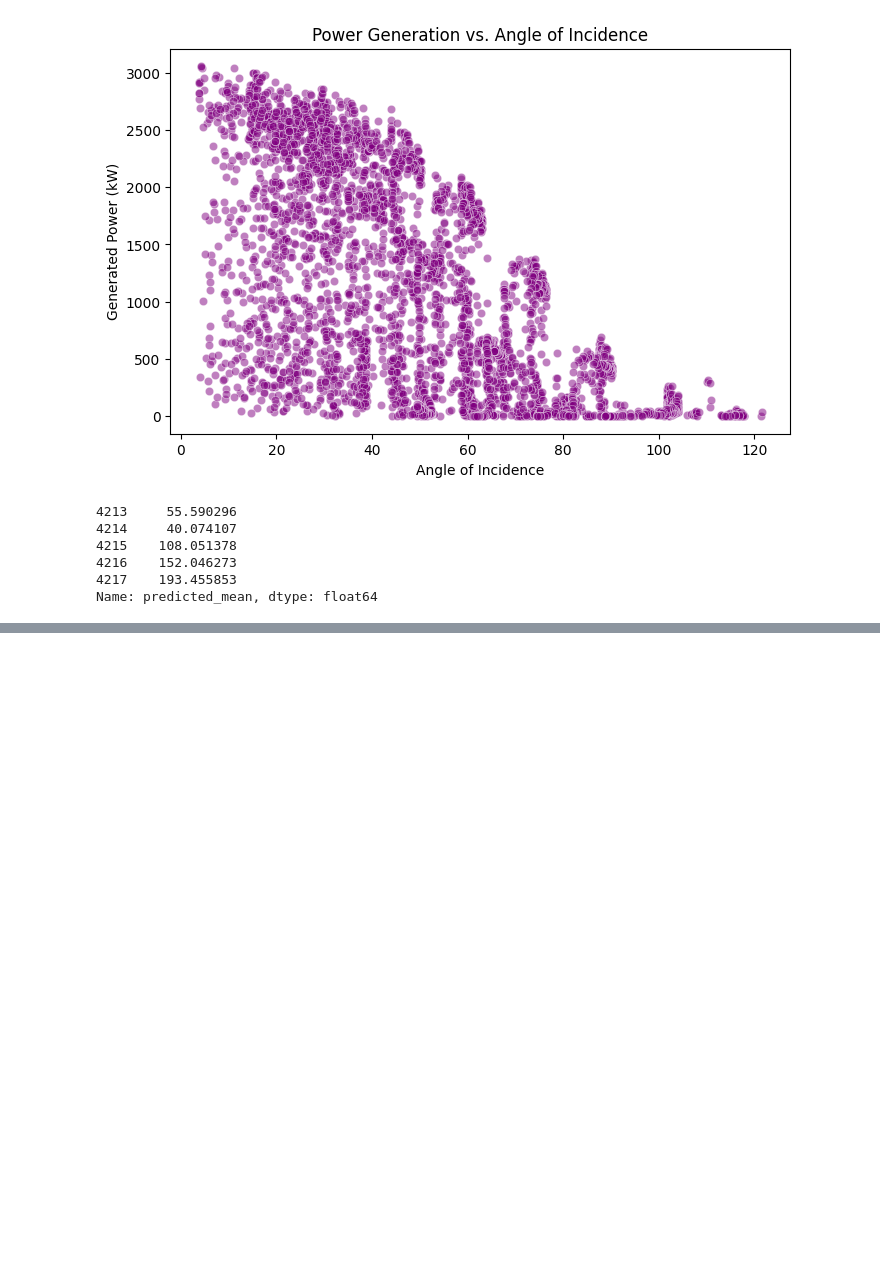
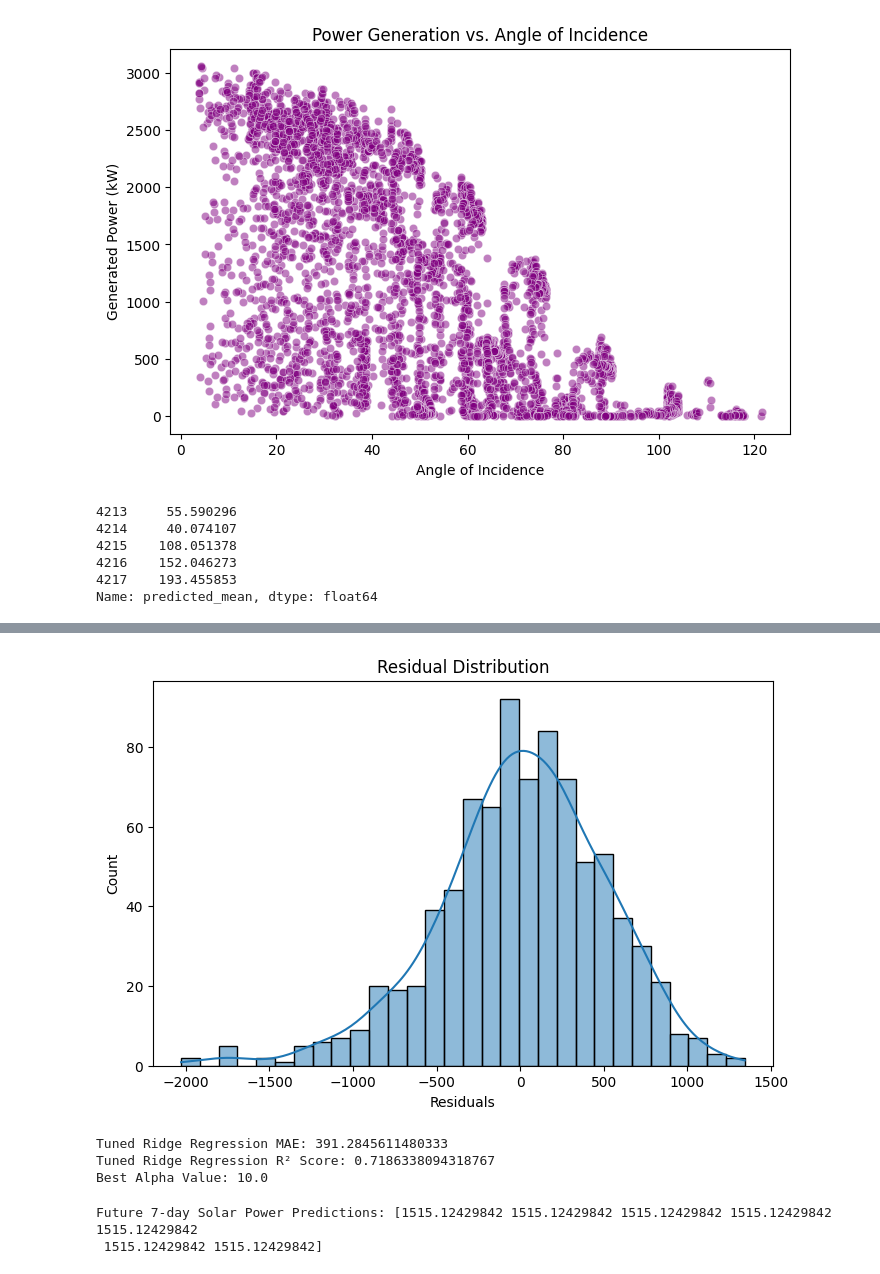
Before and after one commit to dhruvinhet/Week1, a Jupyter notebook: solarpowerprediction.ipynb, the cells around one changed output, grey strips where cells are left out. Cells and saved outputs as stored; diff of their text form; code cells hidden in the pictures; blank space fills up the shorter version.

```diff
--- a/solarpowerprediction.ipynb
+++ b/solarpowerprediction.ipynb
@@ -247,0 +286,12 @@ Name: predicted_mean, dtype: float64
+# %%
+# Let's split the dataset into train and test sets
+X_train, X_test, y_train, y_test = train_test_split(X, y, test_size=0.2, random_state=42)
+# %%
+# Scaling
+scaler = StandardScaler()
+X_train_scaled = scaler.fit_transform(X_train)
+X_test_scaled = scaler.transform(X_test)
+# %%
+# Train the model
+model = LinearRegression()
+model.fit(X_train_scaled, y_train)
@@ -247,0 +300,5 @@ Name: predicted_mean, dtype: float64
+# %%
+# Evaluate the model - test
+y_pred = model.predict(X_test_scaled)
+mae = mean_absolute_error(y_test, y_pred)
+print(f"Mean Absolute Error on Test Set: {mae}")
@@ -247,0 +356,10 @@ Name: predicted_mean, dtype: float64
+# %%
+residuals = y_test - y_pred
+
+plt.figure(figsize=(8,5))
+sns.histplot(residuals, kde=True, bins=30)
+plt.xlabel("Residuals")
+plt.title("Residual Distribution")
+plt.show()
+# %% [output]
+[figure, added]
@@ -247,0 +375,9 @@ Name: predicted_mean, dtype: float64
+# %%
+mae_ridge_cv = mean_absolute_error(y_test, y_pred_ridge_cv)
+print(f"Tuned Ridge Regression MAE: {mae_ridge_cv}")
+print(f"Tuned Ridge Regression R² Score: {r2_score(y_test, y_pred_ridge_cv)}")
+print(f"Best Alpha Value: {ridge_cv.alpha_}")
+# %% [output]
+Tuned Ridge Regression MAE: 391.2845611480333
+Tuned Ridge Regression R² Score: 0.7186338094318767
+Best Alpha Value: 10.0
@@ -247,0 +396,5 @@ Name: predicted_mean, dtype: float64
+# %%
+print("Future 7-day Solar Power Predictions:", future_predictions)
+# %% [output]
+Future 7-day Solar Power Predictions: [1515.12429842 1515.12429842 1515.12429842 1515.12429842 1515.12429842
+ 1515.12429842 1515.12429842]
```
Also changed, not shown: parts of 16 cells of this notebook.
